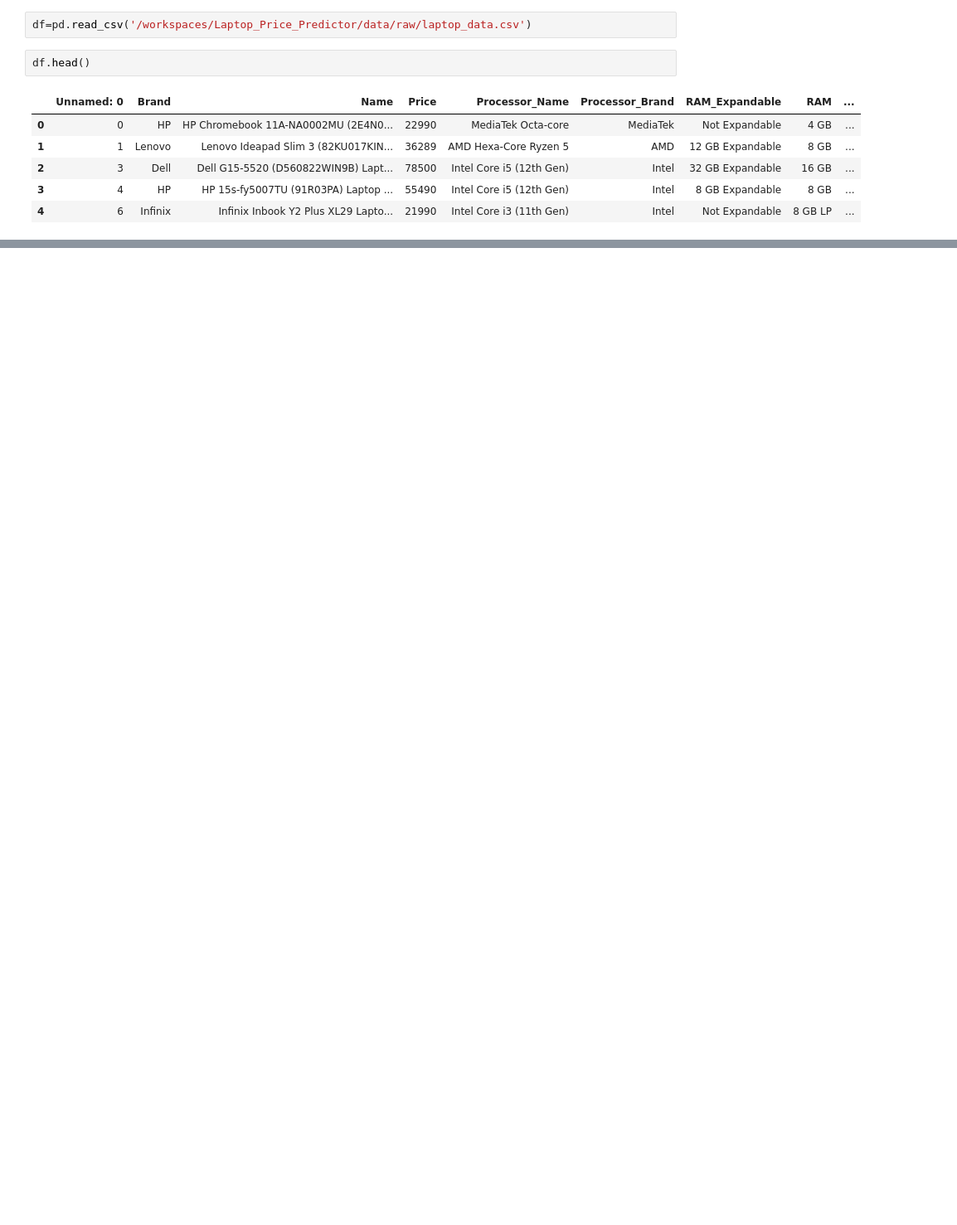
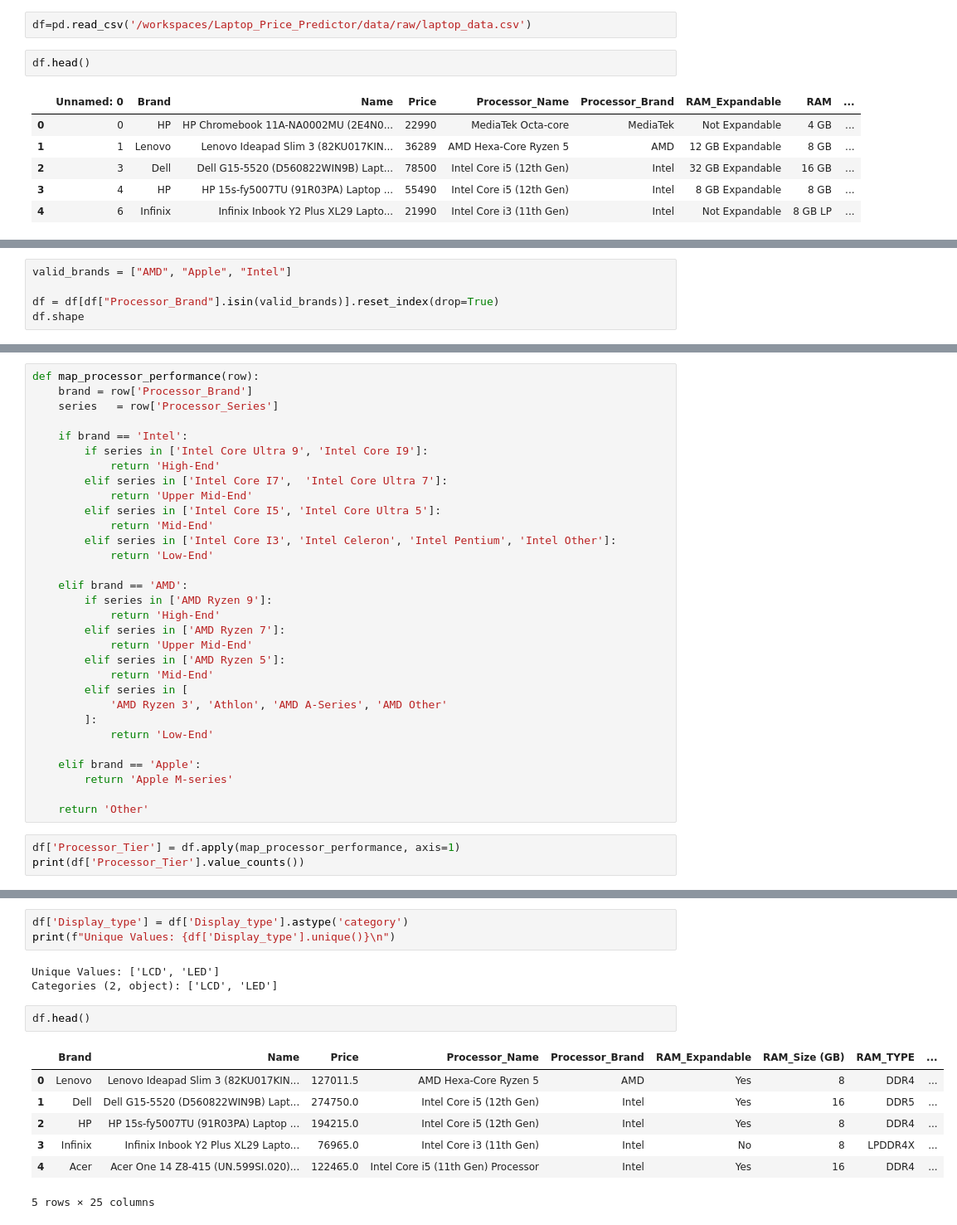
Before and after one commit to Dunith2002/Laptop_Price_Predictor, a Jupyter notebook: notebooks/FC211037_Tharushima/data_cleaning.ipynb, the cells around one changed output, grey strips where cells are left out. Shown: that part at 83% size. Saved outputs shown, nothing was run; the diff lists cells and outputs as text; blank space fills up the shorter version.

```diff
--- a/notebooks/FC211037_Tharushima/data_cleaning.ipynb
+++ b/notebooks/FC211037_Tharushima/data_cleaning.ipynb
@@ -14,0 +692,5 @@ df.head()
+# %%
+valid_brands = ["AMD", "Apple", "Intel"]
+
+df = df[df["Processor_Brand"].isin(valid_brands)].reset_index(drop=True)
+df.shape
@@ -14,0 +797,34 @@ df.head()
+# %%
+def map_processor_performance(row):
+    brand = row['Processor_Brand']
+    series   = row['Processor_Series']
+
+    if brand == 'Intel':
+        if series in ['Intel Core Ultra 9', 'Intel Core I9']:
+            return 'High-End'
+        elif series in ['Intel Core I7',  'Intel Core Ultra 7']:
+            return 'Upper Mid-End'
+        elif series in ['Intel Core I5', 'Intel Core Ultra 5']:
+            return 'Mid-End'
+        elif series in ['Intel Core I3', 'Intel Celeron', 'Intel Pentium', 'Intel Other']:
+            return 'Low-End'
+
+    elif brand == 'AMD':
+        if series in ['AMD Ryzen 9']:
+            return 'High-End'
+        elif series in ['AMD Ryzen 7']:
+            return 'Upper Mid-End'
+        elif series in ['AMD Ryzen 5']:
+            return 'Mid-End'
+        elif series in [
+            'AMD Ryzen 3', 'Athlon', 'AMD A-Series', 'AMD Other'
+        ]:
+            return 'Low-End'
+
+    elif brand == 'Apple':
+        return 'Apple M-series'
+
+    return 'Other'
+# %%
+df['Processor_Tier'] = df.apply(map_processor_performance, axis=1)
+print(df['Processor_Tier'].value_counts())
@@ -14,0 +841,16 @@ df.head()
+# %%
+df['Display_type'] = df['Display_type'].astype('category')
+print(f"Unique Values: {df['Display_type'].unique()}\n")
+# %% [output]
+Unique Values: ['LCD', 'LED']
+Categories (2, object): ['LCD', 'LED']
+# %%
+df.head()
+# %% [output]
+|  | Brand | Name | Price | Processor_Name | Processor_Brand | RAM_Expandable | RAM_Size (GB) | RAM_TYPE | ... |
+| 0 | Lenovo | Lenovo Ideapad Slim 3 (82KU017KIN... | 127011.5 | AMD Hexa-Core Ryzen 5 | AMD | Yes | 8 | DDR4 | ... |
+| 1 | Dell | Dell G15-5520 (D560822WIN9B) Lapt... | 274750.0 | Intel Core i5 (12th Gen) | Intel | Yes | 16 | DDR5 | ... |
+| 2 | HP | HP 15s-fy5007TU (91R03PA) Laptop ... | 194215.0 | Intel Core i5 (12th Gen) | Intel | Yes | 8 | DDR4 | ... |
+| 3 | Infinix | Infinix Inbook Y2 Plus XL29 Lapto... | 76965.0 | Intel Core i3 (11th Gen) | Intel | No | 8 | LPDDR4X | ... |
+| 4 | Acer | Acer One 14 Z8-415 (UN.599SI.020)... | 122465.0 | Intel Core i5 (11th Gen) Processor | Intel | Yes | 16 | DDR4 | ... |
+5 rows × 25 columns
```
Also changed, not shown: parts of 84 cells of this notebook, 3 other files.
